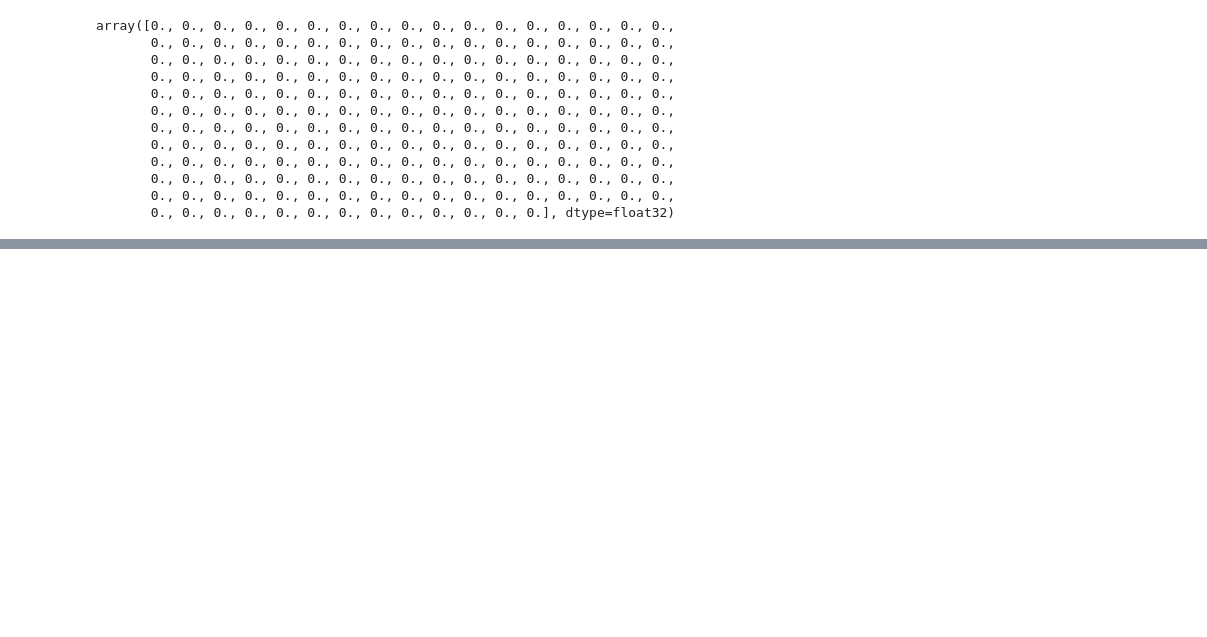
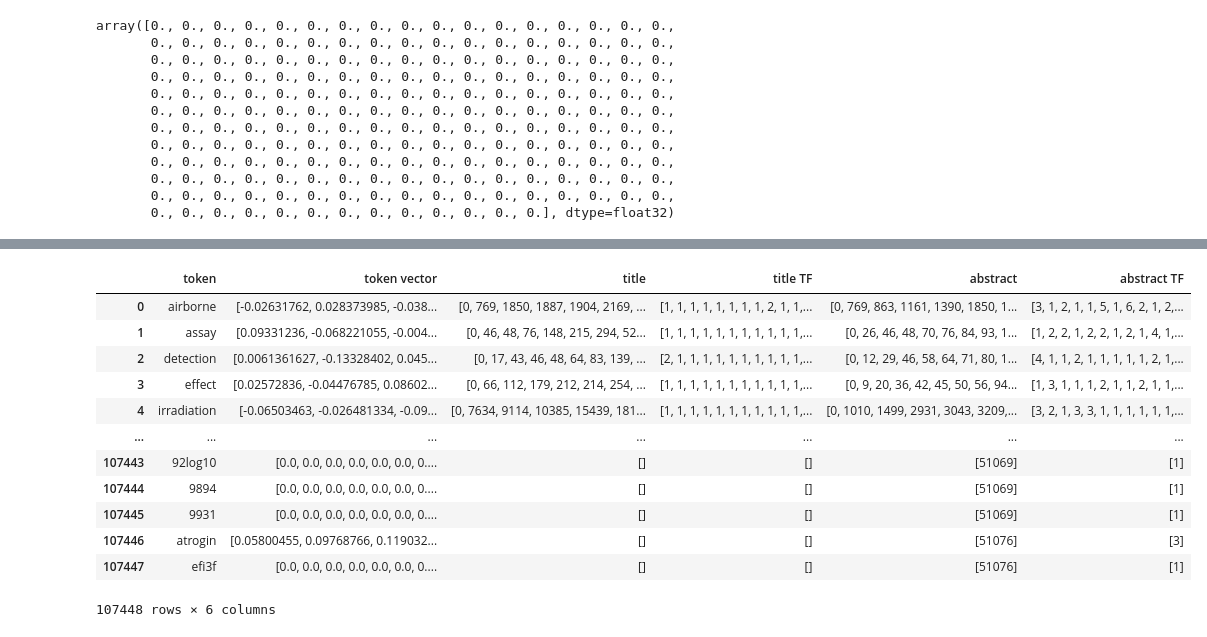
Before and after one commit to DomnenkoB/Hybrid-Search-Engine, a Jupyter notebook: Sample Notebook.ipynb, the cells around one changed output, grey strips where cells are left out. Saved outputs shown, nothing was run; the diff lists cells and outputs as text; code cells hidden in the pictures; blank space fills up the shorter version.

```diff
--- a/Sample Notebook.ipynb
+++ b/Sample Notebook.ipynb
@@ -175,0 +189,16 @@ if token not in nlp or np.isclose(nlp(token).vector, np.zeros(200)):
+# %%
+index_df
+# %% [output]
+|  | token | token vector | title | title TF | abstract | abstract TF |
+| 0 | airborne | [-0.02631762, 0.028373985, -0.038... | [0, 769, 1850, 1887, 1904, 2169, ... | [1, 1, 1, 1, 1, 1, 1, 1, 2, 1, 1,... | [0, 769, 863, 1161, 1390, 1850, 1... | [3, 1, 2, 1, 1, 5, 1, 6, 2, 1, 2,... |
+| 1 | assay | [0.09331236, -0.068221055, -0.004... | [0, 46, 48, 76, 148, 215, 294, 52... | [1, 1, 1, 1, 1, 1, 1, 1, 1, 1, 1,... | [0, 26, 46, 48, 70, 76, 84, 93, 1... | [1, 2, 2, 1, 2, 2, 1, 2, 1, 4, 1,... |
+| 2 | detection | [0.0061361627, -0.13328402, 0.045... | [0, 17, 43, 46, 48, 64, 83, 139, ... | [2, 1, 1, 1, 1, 1, 1, 1, 1, 1, 1,... | [0, 12, 29, 46, 58, 64, 71, 80, 1... | [4, 1, 1, 2, 1, 1, 1, 1, 1, 2, 1,... |
+| 3 | effect | [0.02572836, -0.04476785, 0.08602... | [0, 66, 112, 179, 212, 214, 254, ... | [1, 1, 1, 1, 1, 1, 1, 1, 1, 1, 1,... | [0, 9, 20, 36, 42, 45, 50, 56, 94... | [1, 3, 1, 1, 1, 2, 1, 1, 2, 1, 1,... |
+| 4 | irradiation | [-0.06503463, -0.026481334, -0.09... | [0, 7634, 9114, 10385, 15439, 181... | [1, 1, 1, 1, 1, 1, 1, 1, 1, 1, 1,... | [0, 1010, 1499, 2931, 3043, 3209,... | [3, 2, 1, 3, 3, 1, 1, 1, 1, 1, 1,... |
+| ... | ... | ... | ... | ... | ... | ... |
+| 107443 | 92log10 | [0.0, 0.0, 0.0, 0.0, 0.0, 0.0, 0.... | [] | [] | [51069] | [1] |
+| 107444 | 9894 | [0.0, 0.0, 0.0, 0.0, 0.0, 0.0, 0.... | [] | [] | [51069] | [1] |
+| 107445 | 9931 | [0.0, 0.0, 0.0, 0.0, 0.0, 0.0, 0.... | [] | [] | [51069] | [1] |
+| 107446 | atrogin | [0.05800455, 0.09768766, 0.119032... | [] | [] | [51076] | [3] |
+| 107447 | efi3f | [0.0, 0.0, 0.0, 0.0, 0.0, 0.0, 0.... | [] | [] | [51076] | [1] |
+107448 rows × 6 columns
```
Also changed, not shown: parts of 8 cells of this notebook, 2 other files.
